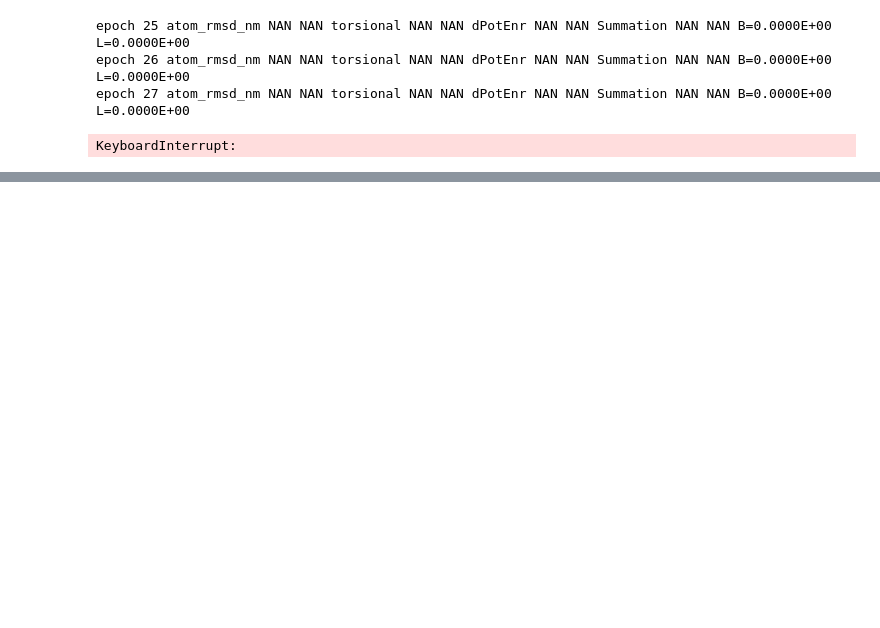
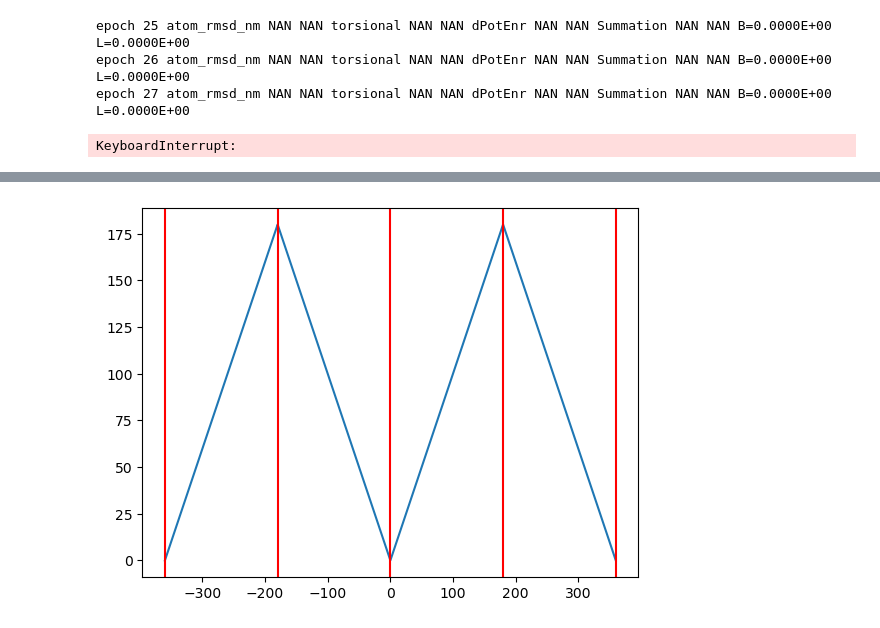
Before and after one commit to CCBatIIT/Deep-MMS, a Jupyter notebook: RUN.ipynb, the cells around one changed output, grey strips where cells are left out. Drawn from its saved outputs; the diff is of its cells as text; code cells hidden in the pictures; blank space fills up the shorter version.

```diff
--- a/RUN.ipynb
+++ b/RUN.ipynb
@@ -224,0 +184,12 @@ experiment.graph_losses(begin_scaling_epoch=begin_scaling_epoch, end_scaling_epo
+# %%
+xs = jnp.linspace(-2 * 180, 2*180, 10000)
+y_fun = lambda xs: 180 - jnp.abs(jnp.abs(xs) - 180)
+ys = y_fun(xs)
+import matplotlib.pyplot as plt
+plt.clf()
+_ = plt.plot(xs, ys)
+for i in [-360, -180, 0, 180, 360]:
+    plt.axvline(i, color='r')
+plt.show()
+# %% [output]
+[figure, added]
```
Also changed, not shown: parts of 19 cells of this notebook, 4 other files.
